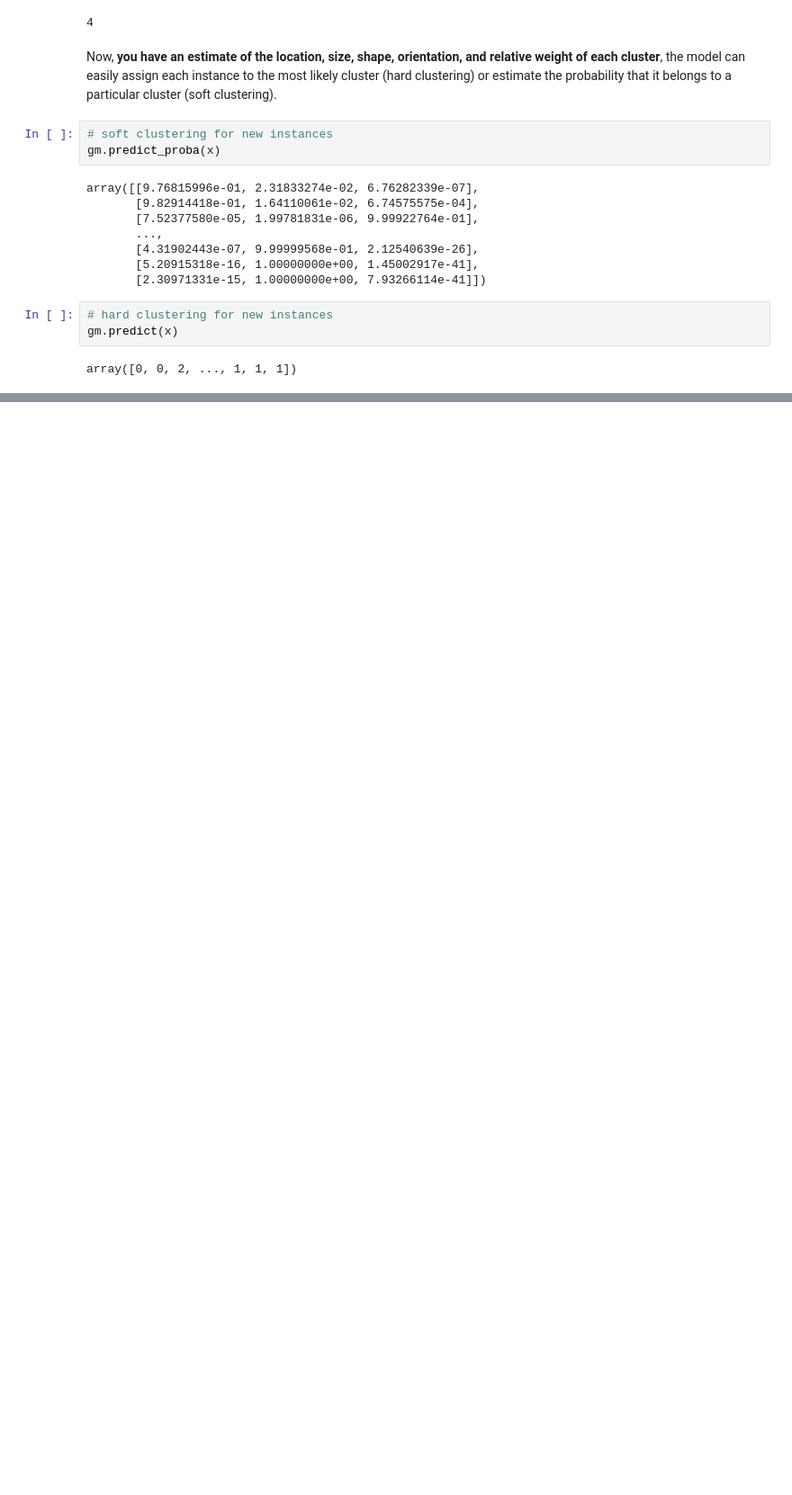
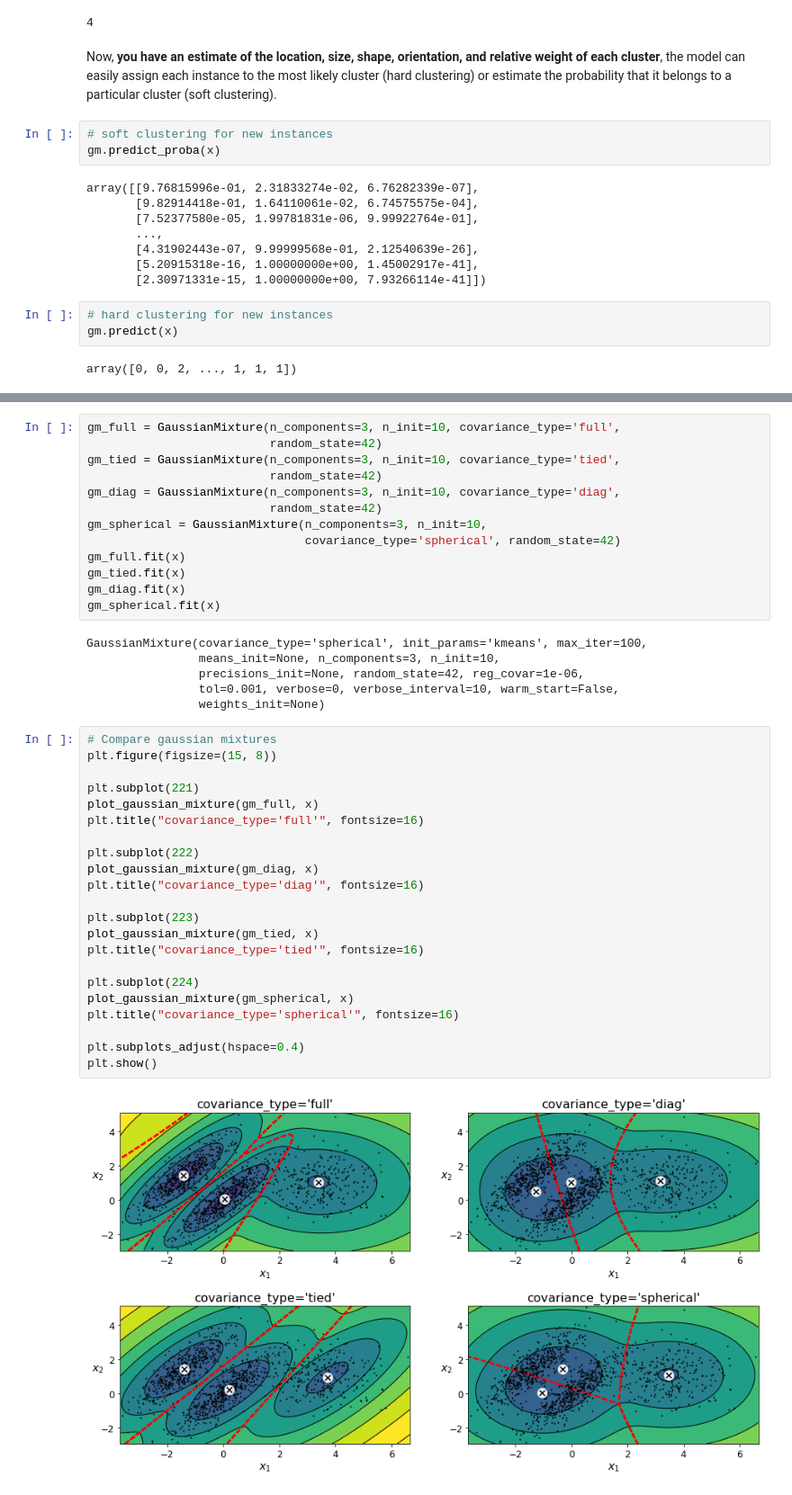
Before and after one commit to libingallin/handson_ml_2nd, a Jupyter notebook: chap09-unsupervised-learning-techniques/chap09-gaussian-mixtures.ipynb, the cells around one changed output, grey strips where cells are left out. Shown: that part at 90% size. Cells and saved outputs as stored; diff of their text form; blank space fills up the shorter version.

```diff
--- a/chap09-unsupervised-learning-techniques/chap09-gaussian-mixtures.ipynb
+++ b/chap09-unsupervised-learning-techniques/chap09-gaussian-mixtures.ipynb
@@ -190,0 +314,43 @@ array([0, 0, 2, ..., 1, 1, 1])
+# %%
+gm_full = GaussianMixture(n_components=3, n_init=10, covariance_type='full',
+                          random_state=42)
+gm_tied = GaussianMixture(n_components=3, n_init=10, covariance_type='tied',
+                          random_state=42)
+gm_diag = GaussianMixture(n_components=3, n_init=10, covariance_type='diag',
+                          random_state=42)
+gm_spherical = GaussianMixture(n_components=3, n_init=10,
+                               covariance_type='spherical', random_state=42)
+gm_full.fit(x)
+gm_tied.fit(x)
+gm_diag.fit(x)
+gm_spherical.fit(x)
+# %% [output]
+GaussianMixture(covariance_type='spherical', init_params='kmeans', max_iter=100,
+                means_init=None, n_components=3, n_init=10,
+                precisions_init=None, random_state=42, reg_covar=1e-06,
+                tol=0.001, verbose=0, verbose_interval=10, warm_start=False,
+                weights_init=None)
+# %%
+# Compare gaussian mixtures
+plt.figure(figsize=(15, 8))
+
+plt.subplot(221)
+plot_gaussian_mixture(gm_full, x)
+plt.title("covariance_type='full'", fontsize=16)
+
+plt.subplot(222)
+plot_gaussian_mixture(gm_diag, x)
+plt.title("covariance_type='diag'", fontsize=16)
+
+plt.subplot(223)
+plot_gaussian_mixture(gm_tied, x)
+plt.title("covariance_type='tied'", fontsize=16)
+
+plt.subplot(224)
+plot_gaussian_mixture(gm_spherical, x)
+plt.title("covariance_type='spherical'", fontsize=16)
+
+plt.subplots_adjust(hspace=0.4)
+plt.show()
+# %% [output]
+[figure, added]
```
Also changed, not shown: parts of 18 cells of this notebook, 1 other file.
